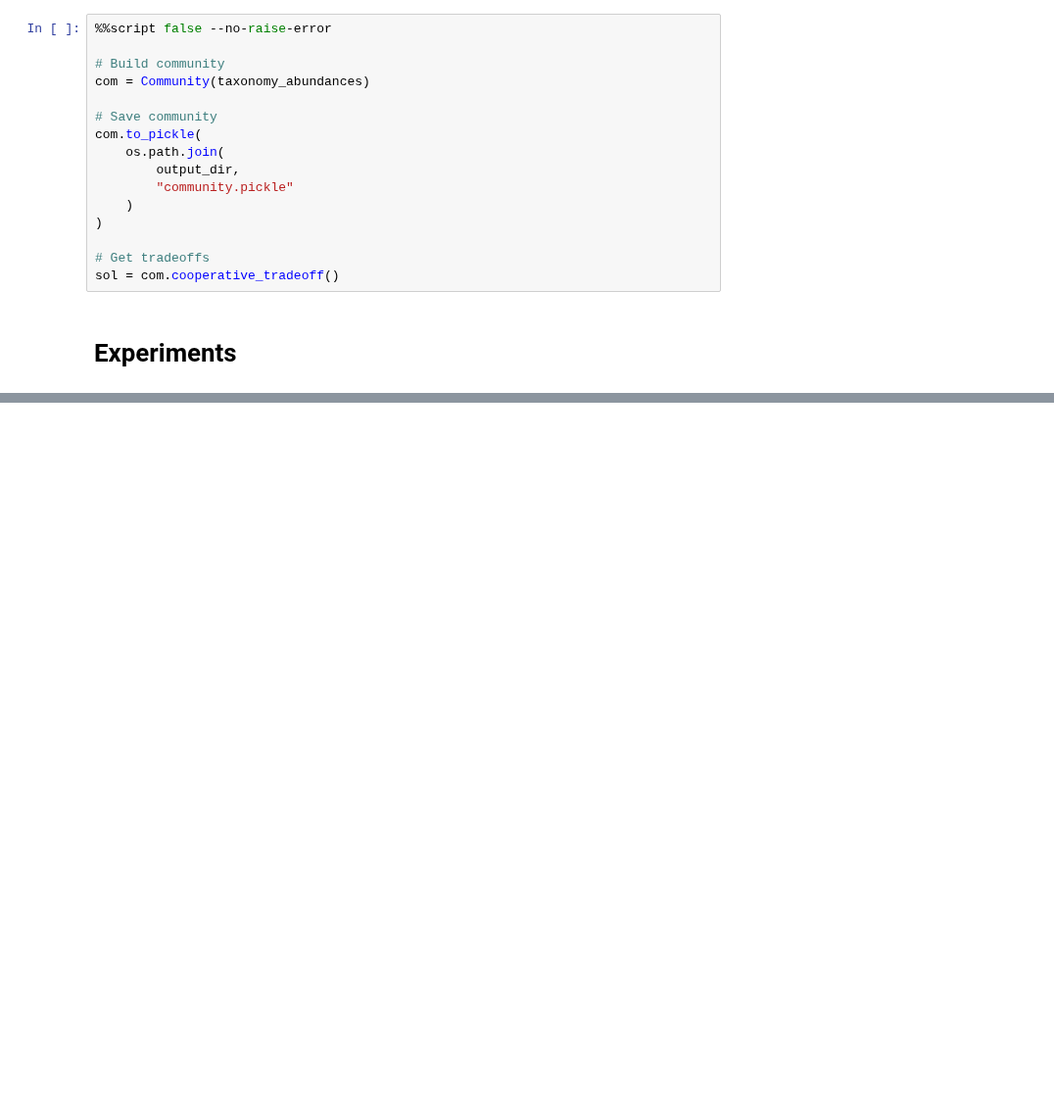
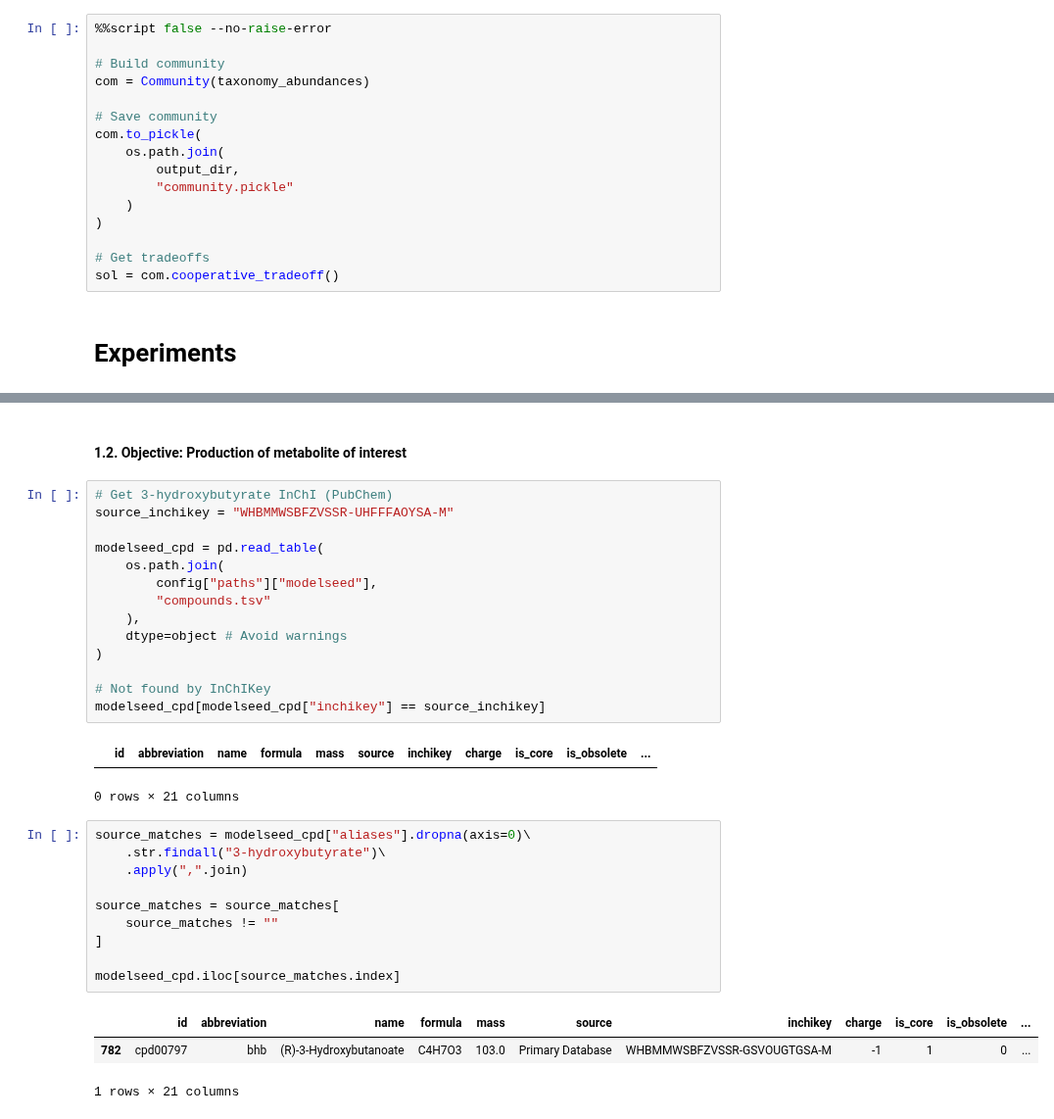
Before and after one commit to guillecg/mars-biofoundry, a Jupyter notebook: notebooks/03-MICOM.ipynb, the cells around one changed output, grey strips where cells are left out. Shown at 98% size. Drawn from its saved outputs; the diff is of its cells as text; blank space fills up the shorter version.

```diff
--- a/notebooks/03-MICOM.ipynb
+++ b/notebooks/03-MICOM.ipynb
@@ -143,0 +225,33 @@ sol = com.cooperative_tradeoff()
+# %% [markdown]
+#### 1.2. Objective: Production of metabolite of interest
+# %%
+# Get 3-hydroxybutyrate InChI (PubChem)
+source_inchikey = "WHBMMWSBFZVSSR-UHFFFAOYSA-M"
+
+modelseed_cpd = pd.read_table(
+    os.path.join(
+        config["paths"]["modelseed"],
+        "compounds.tsv"
+    ),
+    dtype=object # Avoid warnings
+)
+
+# Not found by InChIKey
+modelseed_cpd[modelseed_cpd["inchikey"] == source_inchikey]
+# %% [output]
+|  | id | abbreviation | name | formula | mass | source | inchikey | charge | is_core | is_obsolete | ... |
+0 rows × 21 columns
+# %%
+source_matches = modelseed_cpd["aliases"].dropna(axis=0)\
+    .str.findall("3-hydroxybutyrate")\
+    .apply(",".join)
+
+source_matches = source_matches[
+    source_matches != ""
+]
+
+modelseed_cpd.iloc[source_matches.index]
+# %% [output]
+|  | id | abbreviation | name | formula | mass | source | inchikey | charge | is_core | is_obsolete | ... |
+| 782 | cpd00797 | bhb | (R)-3-Hydroxybutanoate | C4H7O3 | 103.0 | Primary Database | WHBMMWSBFZVSSR-GSVOUGTGSA-M | -1 | 1 | 0 | ... |
+1 rows × 21 columns
```
Also changed, not shown: parts of 16 cells of this notebook.
